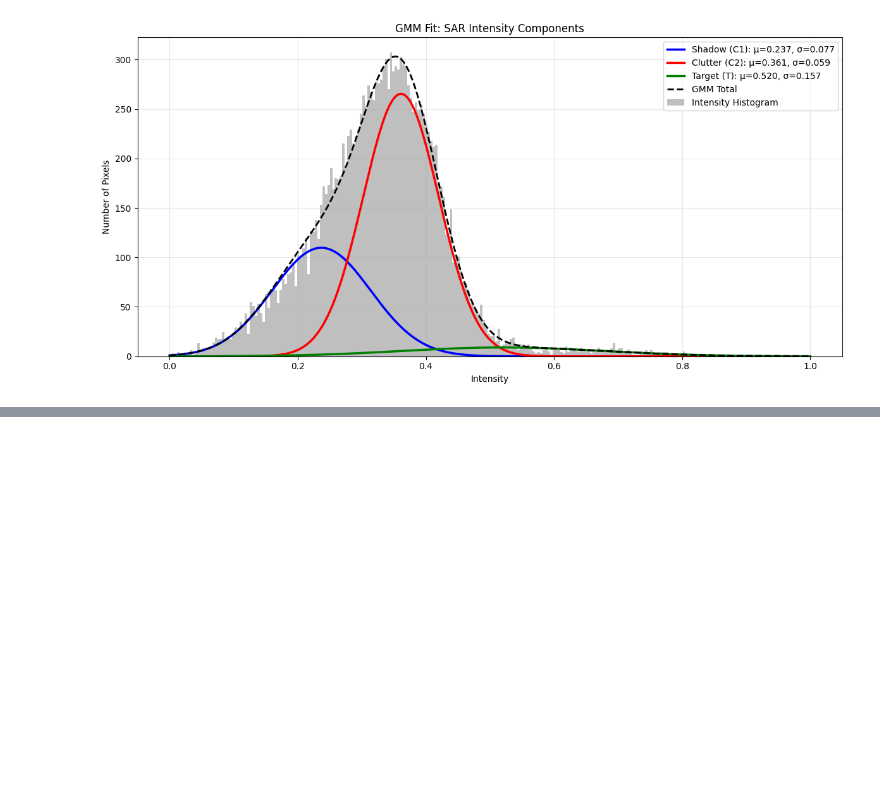
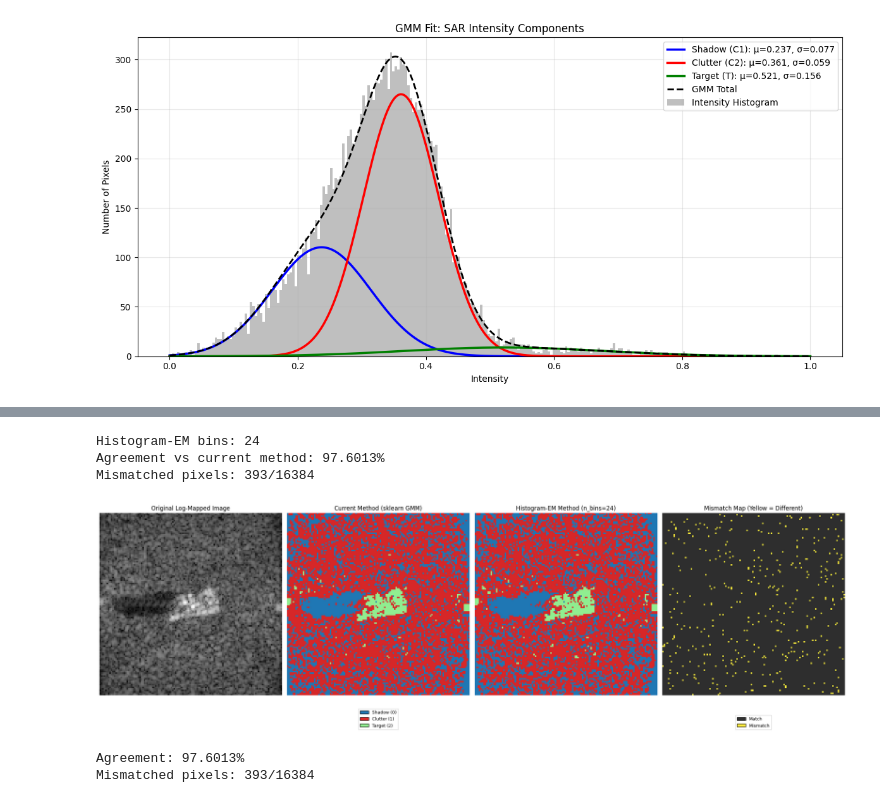
Before and after one commit to alvin-ng44/SAR_ML, a Jupyter notebook: notebooks/SSR/gmm_seg.ipynb, the cells around one changed output, grey strips where cells are left out. Saved outputs shown, nothing was run; the diff lists cells and outputs as text; code cells hidden in the pictures; blank space fills up the shorter version.

```diff
--- a/notebooks/SSR/gmm_seg.ipynb
+++ b/notebooks/SSR/gmm_seg.ipynb
@@ -243,0 +578,60 @@ Clutter std: 0.0891
+# %%
+def visualize_hist_em_vs_current(intensity_image, gmm_result, n_bins=256):
+    """Visualize current sklearn-GMM segmentation vs histogram-EM segmentation."""
+    comp = compare_hist_em_vs_current_method(intensity_image, gmm_result, n_bins=n_bins)
+    labels_hist = comp['labels_hist']
+    labels_current = comp['labels_current']
+    mismatch = labels_hist != labels_current
+
+    class_cmap = ListedColormap(['#1f77b4', '#d62728', '#90EE90'])
+    class_norm = BoundaryNorm([-0.5, 0.5, 1.5, 2.5], class_cmap.N)
+    mismatch_cmap = ListedColormap(['#2e2e2e', '#ffeb3b'])  # match / mismatch
+    mismatch_norm = BoundaryNorm([-0.5, 0.5, 1.5], mismatch_cmap.N)
+
+    fig, axes = plt.subplots(1, 4, figsize=(22, 6))
+
+    axes[0].imshow(intensity_image, cmap='gray')
+    axes[0].set_title('Original Log-Mapped Image')
+    axes[0].axis('off')
+
+    axes[1].imshow(labels_current, cmap=class_cmap, norm=class_norm, interpolation='nearest')
+    axes[1].set_title('Current Method (sklearn GMM)')
+    axes[1].axis('off')
+
+    axes[2].imshow(labels_hist, cmap=class_cmap, norm=class_norm, interpolation='nearest')
+    axes[2].set_title(f'Histogram-EM Method (n_bins={n_bins})')
+    axes[2].axis('off')
+
+    axes[3].imshow(mismatch.astype(int), cmap=mismatch_cmap, norm=mismatch_norm, interpolation='nearest')
+    axes[3].set_title('Mismatch Map (Yellow = Different)')
+    axes[3].axis('off')
+
+    class_handles = [
+        Patch(facecolor='#1f77b4', edgecolor='black', label='Shadow (0)'),
+        Patch(facecolor='#d62728', edgecolor='black', label='Clutter (1)'),
+        Patch(facecolor='#90EE90', edgecolor='black', label='Target (2)')
+    ]
+    mismatch_handles = [
+        Patch(facecolor='#2e2e2e', edgecolor='black', label='Match'),
+        Patch(facecolor='#ffeb3b', edgecolor='black', label='Mismatch')
+    ]
+    axes[1].legend(handles=class_handles, loc='lower center', bbox_to_anchor=(0.5, -0.2), ncol=1, fontsize=9)
+    axes[3].legend(handles=mismatch_handles, loc='lower center', bbox_to_anchor=(0.5, -0.2), ncol=1, fontsize=9)
+
+    plt.tight_layout()
+    plt.show()
+
+    print(f"Agreement: {comp['agreement']*100:.4f}%")
+    print(f"Mismatched pixels: {comp['mismatch_count']}/{intensity_image.size}")
+
+    return comp
+
+# Visualize comparison
+comparison_viz = visualize_hist_em_vs_current(image, gmm_result, n_bins=24)
+# %% [output]
+Histogram-EM bins: 24
+Agreement vs current method: 97.6013%
+Mismatched pixels: 393/16384
+[figure, added]
+Agreement: 97.6013%
+Mismatched pixels: 393/16384
```
Also changed, not shown: parts of 15 cells of this notebook.
